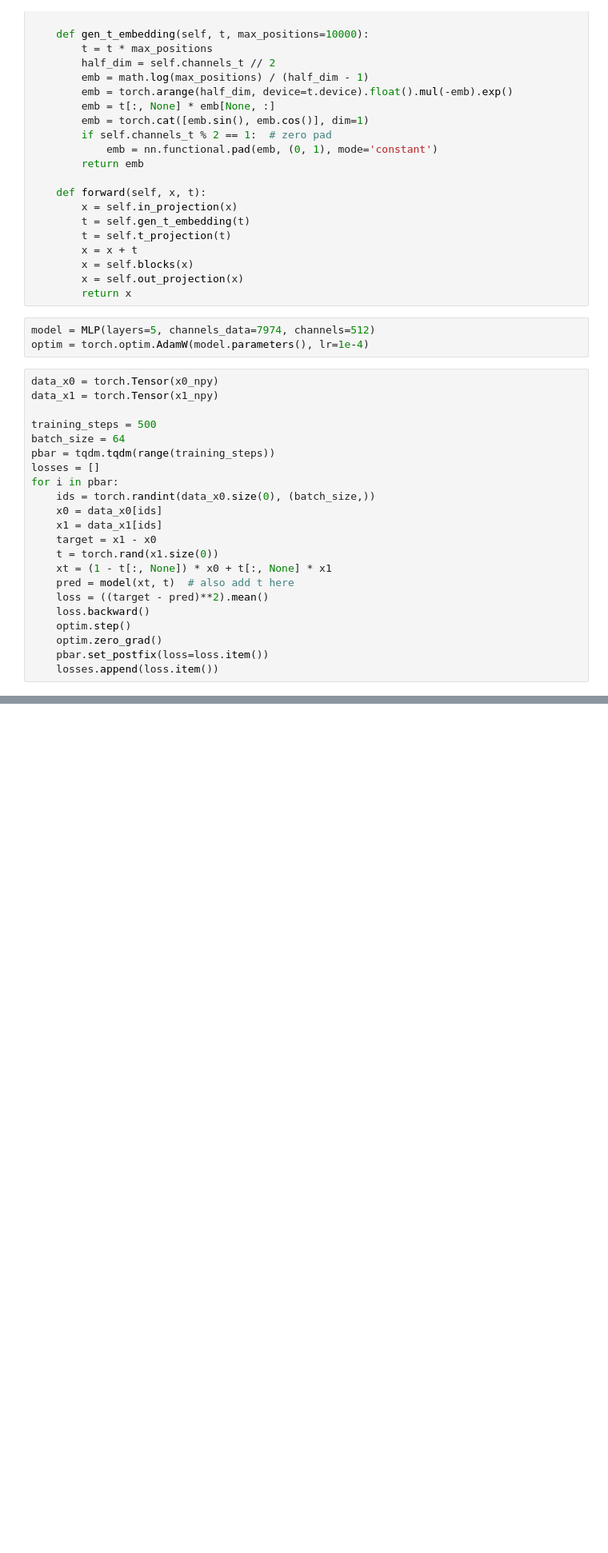
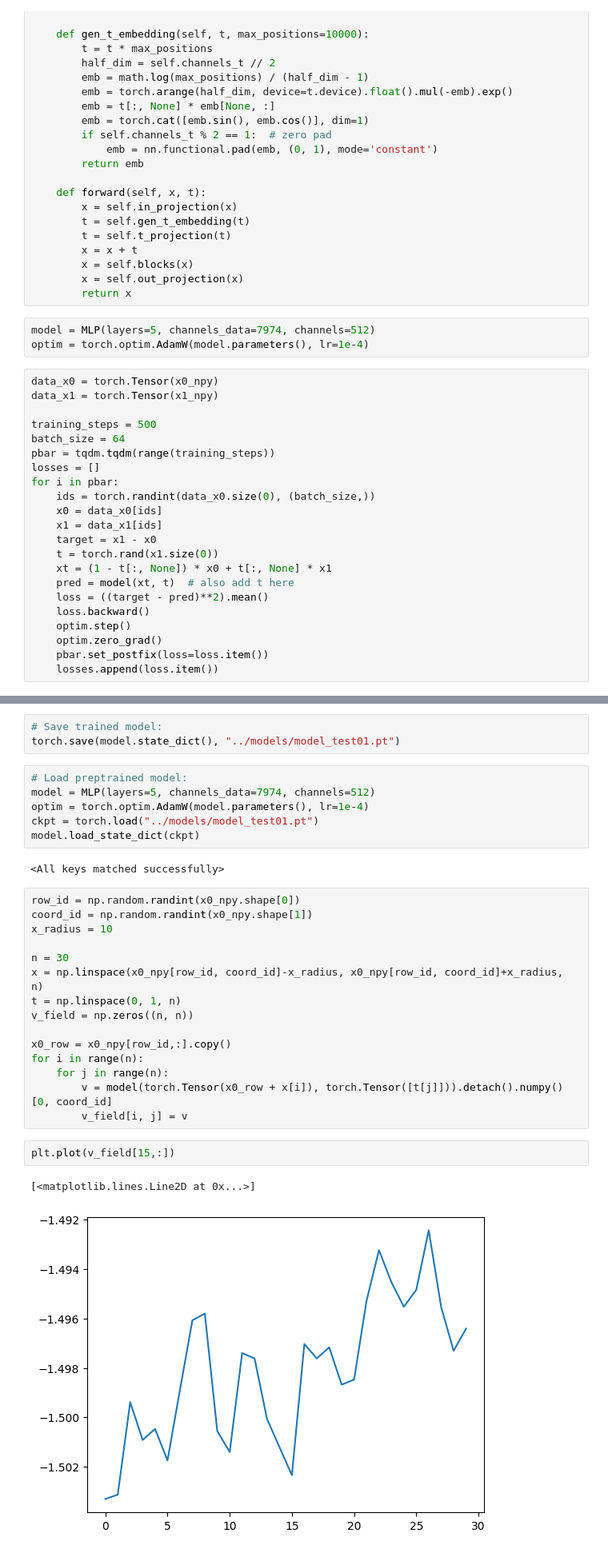
Before and after one commit to SFGLab/FlowMovie, a Jupyter notebook: notebooks/FM_test.ipynb, the cells around one changed output, grey strips where cells are left out. Shown at 80% size. Drawn from its saved outputs; the diff is of its cells as text; blank space fills up the shorter version.

```diff
--- a/notebooks/FM_test.ipynb
+++ b/notebooks/FM_test.ipynb
@@ -83,0 +85,31 @@ plt.show()
+# %%
+# Save trained model:
+torch.save(model.state_dict(), "../models/model_test01.pt")
+# %%
+# Load preptrained model:
+model = MLP(layers=5, channels_data=7974, channels=512)
+optim = torch.optim.AdamW(model.parameters(), lr=1e-4)
+ckpt = torch.load("../models/model_test01.pt")
+model.load_state_dict(ckpt)
+# %% [output]
+<All keys matched successfully>
+# %%
+row_id = np.random.randint(x0_npy.shape[0])
+coord_id = np.random.randint(x0_npy.shape[1])
+x_radius = 10
+
+n = 30
+x = np.linspace(x0_npy[row_id, coord_id]-x_radius, x0_npy[row_id, coord_id]+x_radius, n)
+t = np.linspace(0, 1, n)
+v_field = np.zeros((n, n))
+
+x0_row = x0_npy[row_id,:].copy()
+for i in range(n):
+    for j in range(n):
+        v = model(torch.Tensor(x0_row + x[i]), torch.Tensor([t[j]])).detach().numpy()[0, coord_id]
+        v_field[i, j] = v
+# %%
+plt.plot(v_field[15,:])
+# %% [output]
+[<matplotlib.lines.Line2D at 0x...>]
+[figure, added]
```
Also changed, not shown: parts of 4 cells of this notebook, 1 other file.
